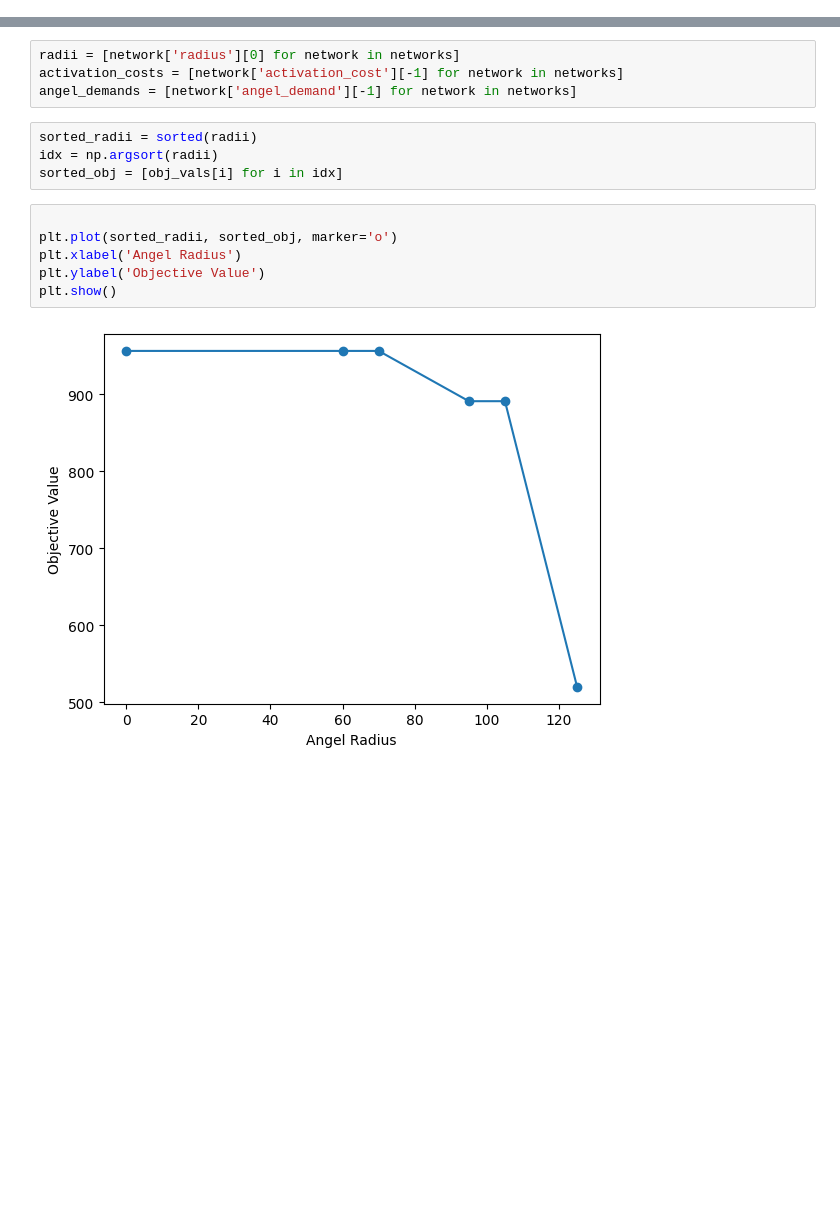
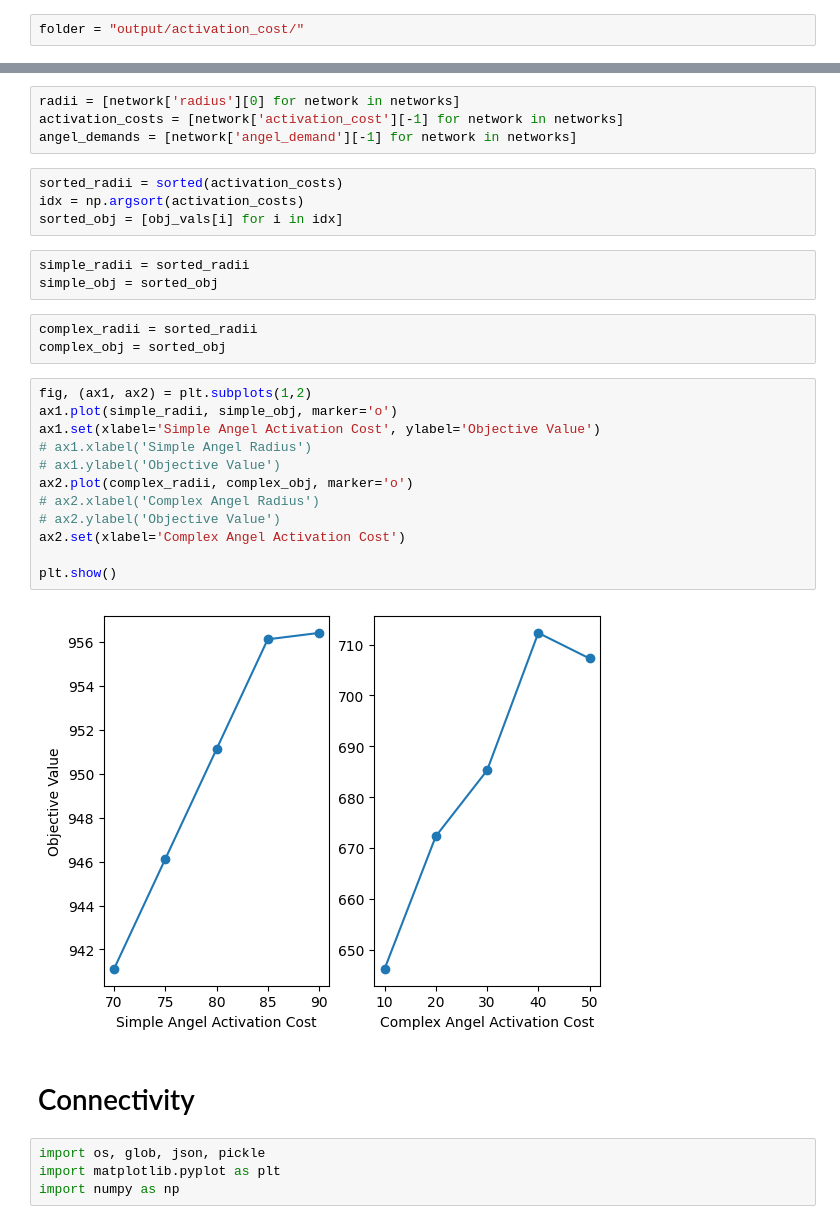
Before and after one commit to hoeventl/Disaster-Relief-with-Angels, a Jupyter notebook: figure_create.ipynb, the cells around one changed output, grey strips where cells are left out. Cells and saved outputs as stored; diff of their text form; blank space fills up the shorter version.

Commit message:
creating figures and analyses

```diff
--- a/figure_create.ipynb
+++ b/figure_create.ipynb
@@ -7,3 +7,5 @@ folder = "output-simple/radius/"
+# %%
+folder = "output/activation_cost/"
 # %%
 sol_path_style = os.path.join(folder, "sol_*.json")
 sol_paths = glob.glob(sol_path_style)
@@ -19,14 +21,32 @@ radii = [network['radius'][0] for network in networks]
 activation_costs = [network['activation_cost'][-1] for network in networks]
 angel_demands = [network['angel_demand'][-1] for network in networks]
 # %%
-sorted_radii = sorted(radii)
-idx = np.argsort(radii)
+sorted_radii = sorted(activation_costs)
+idx = np.argsort(activation_costs)
 sorted_obj = [obj_vals[i] for i in idx]
-# %%
-
-plt.plot(sorted_radii, sorted_obj, marker='o')
-plt.xlabel('Angel Radius')
-plt.ylabel('Objective Value')
-plt.show()
-# %% [output]
-[figure, removed]
+# %%
+simple_radii = sorted_radii
+simple_obj = sorted_obj
+# %%
+complex_radii = sorted_radii
+complex_obj = sorted_obj
+# %%
+fig, (ax1, ax2) = plt.subplots(1,2)
+ax1.plot(simple_radii, simple_obj, marker='o')
+ax1.set(xlabel='Simple Angel Activation Cost', ylabel='Objective Value')
+# ax1.xlabel('Simple Angel Radius')
+# ax1.ylabel('Objective Value')
+ax2.plot(complex_radii, complex_obj, marker='o')
+# ax2.xlabel('Complex Angel Radius')
+# ax2.ylabel('Objective Value')
+ax2.set(xlabel='Complex Angel Activation Cost')
+
+plt.show()
+# %% [output]
+[figure, added]
+# %% [markdown]
+# Connectivity
+# %%
+import os, glob, json, pickle
+import matplotlib.pyplot as plt
+import numpy as np
```
Also changed, not shown: parts of 9 cells of this notebook, 59 other files.
